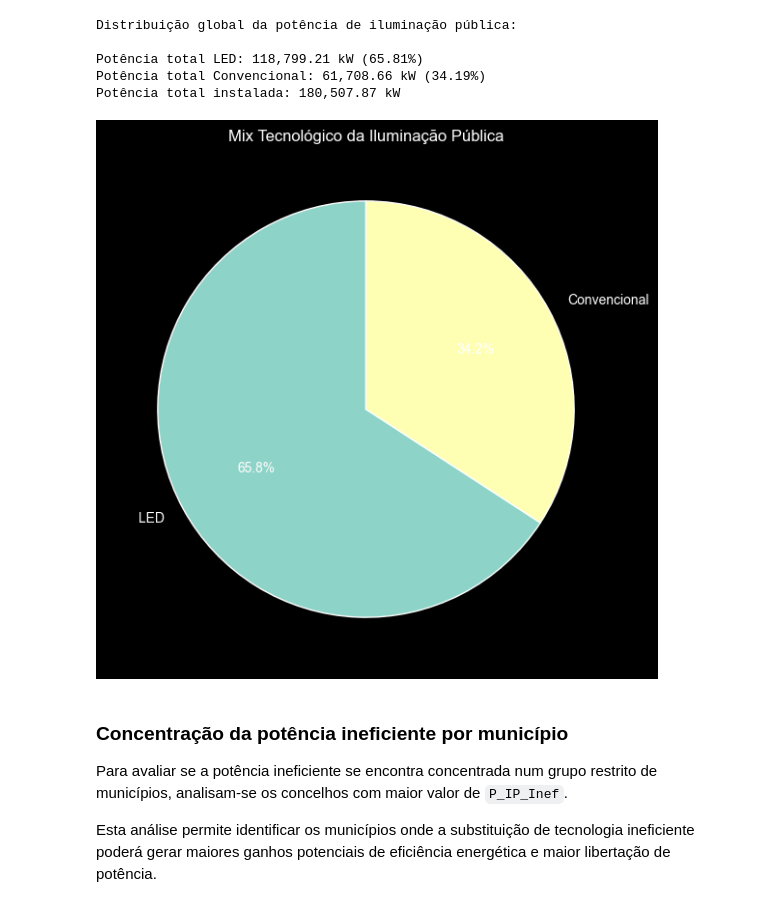
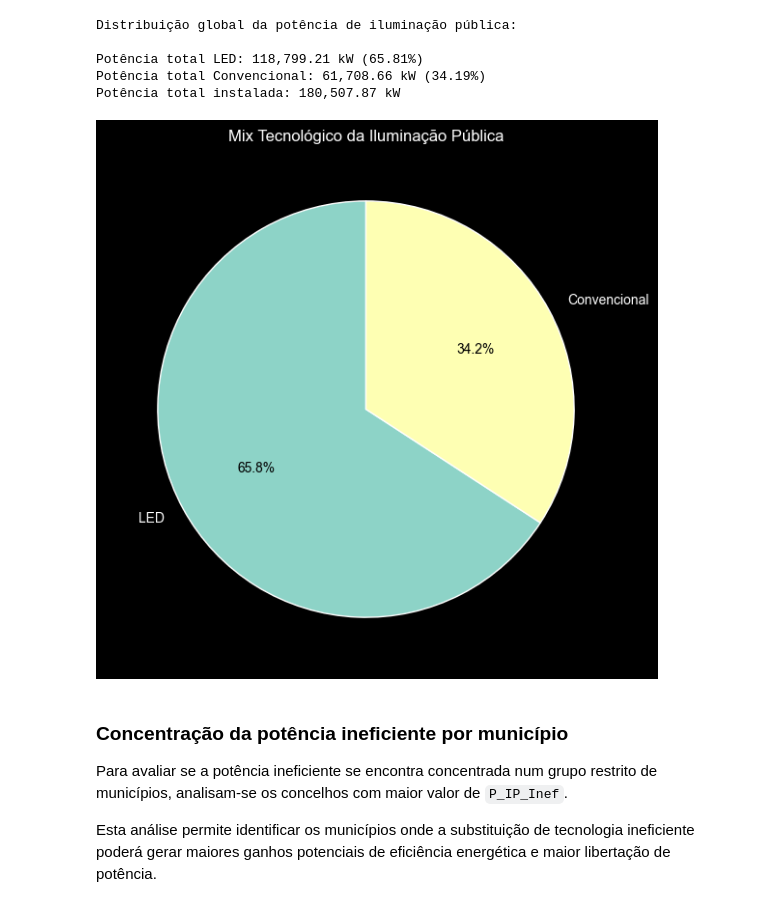
Before and after one commit to ANADI-DI-G9-2026/ANADI_DI_G9_2026, a Jupyter notebook: src/AnaliseExploracaoDados.ipynb, the cells around one changed output. Drawn from its saved outputs; the diff is of its cells as text; code cells hidden in the pictures.

```diff
--- a/src/AnaliseExploracaoDados.ipynb
+++ b/src/AnaliseExploracaoDados.ipynb
@@ -400,15 +400,31 @@ Potência total LED: 118,799.21 kW (65.81%)
 Potência total Convencional: 61,708.66 kW (34.19%)
 Potência total instalada: 180,507.87 kW
 # %%
-labels = ["LED", "Convencional"]
+labels = ['LED', 'Convencional']
 values = [total_led, total_conv]
 
 plt.figure(figsize=(7, 7))
-plt.pie(values, labels=labels, autopct="%1.1f%%", startangle=90)
-plt.title("Mix Tecnológico da Iluminação Pública")
+
+wedges, texts, autotexts = plt.pie(
+    values,
+    labels=labels,
+    autopct='%1.1f%%',
+    startangle=90
+)
+
+# 🔹 labels (fora) → branco
+for text in texts:
+    text.set_color('white')
+
+# 🔹 percentagens (dentro) → preto
+for autotext in autotexts:
+    autotext.set_color('black')
+
+plt.title("Mix Tecnológico da Iluminação Pública", color='white')
+
 plt.show()
 # %% [output]
-[figure, old version]
+[figure, new version]
 # %% [markdown]
 ### Concentração da potência ineficiente por município
 
```
Also changed, not shown: parts of 2 cells of this notebook, 5 other files.
